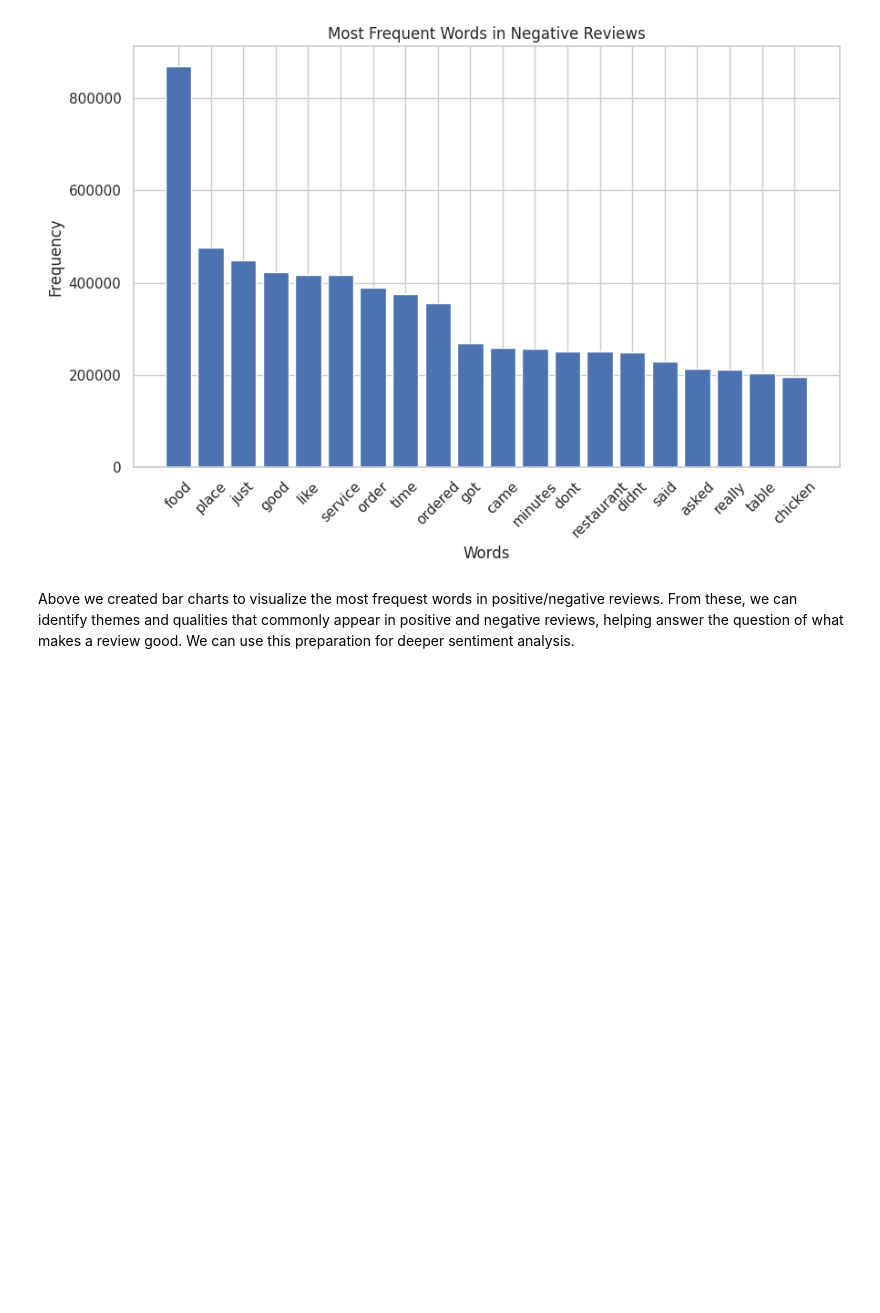
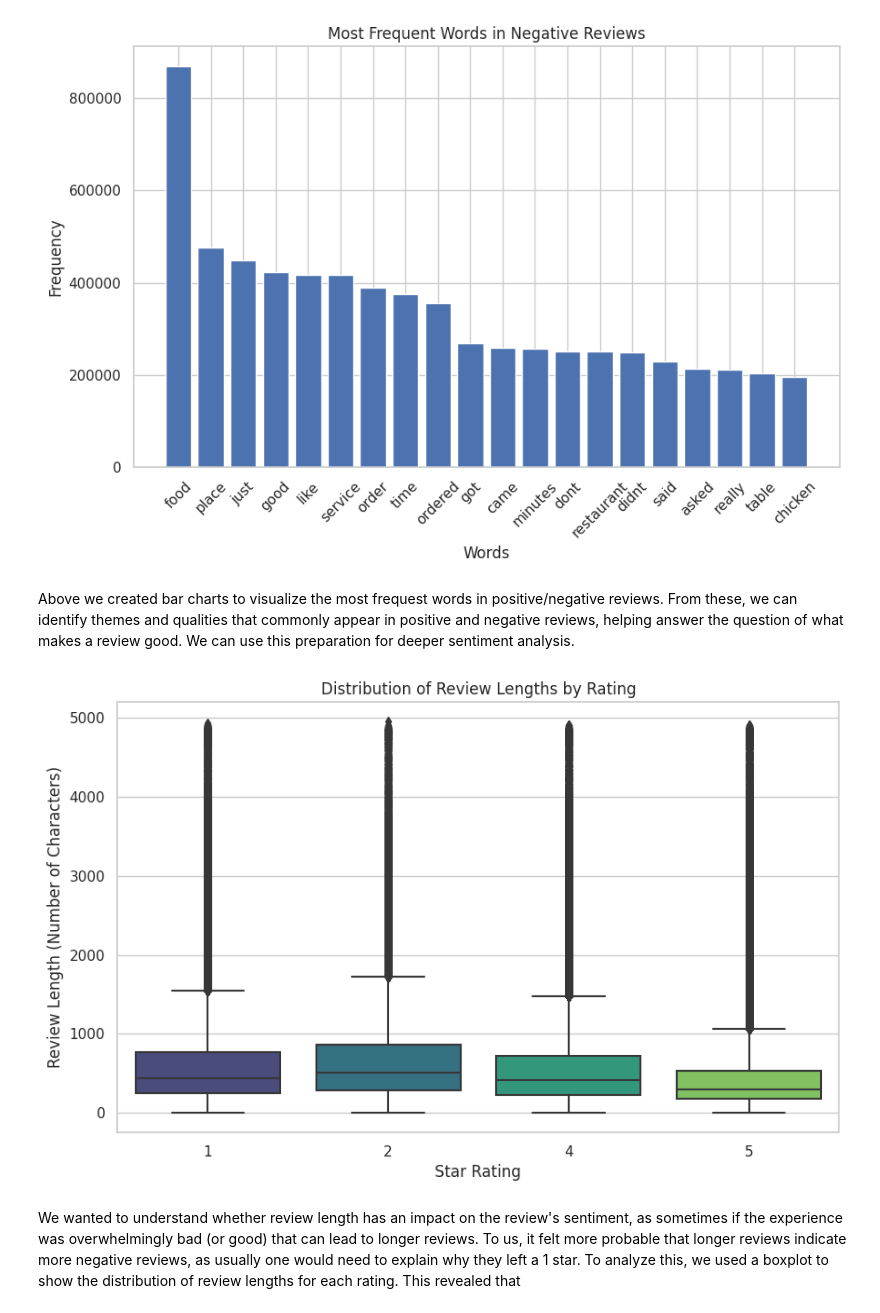
Before and after one commit to Wsprung/restaurant-rankings-data-analysis, a Jupyter notebook: yelp-dataset-manipulation.ipynb, the cells around one changed output. Saved outputs shown, nothing was run; the diff lists cells and outputs as text; code cells hidden in the pictures; blank space fills up the shorter version.

Commit message:
Kaggle Notebook | Yelp Dataset Manipulation | Added code for review length boxplot

```diff
--- a/yelp-dataset-manipulation.ipynb
+++ b/yelp-dataset-manipulation.ipynb
@@ -224,3 +224,18 @@ plot_frequent_words(negative_reviews, title="Most Frequent Words in Negative Rev
 [figure]
 # %% [markdown]
 Above we created bar charts to visualize the most frequest words in positive/negative reviews. From these, we can identify themes and qualities that commonly appear in positive and negative reviews, helping answer the question of what makes a review good. We can use this preparation for deeper sentiment analysis.
+# %%
+# Ensure the 'review_length' column exists
+restaurant_reviews_df['review_length'] = restaurant_reviews_df['cleaned_text'].apply(len)
+
+# Create a boxplot
+plt.figure(figsize=(10, 6))
+sns.boxplot(x='stars_x', y='review_length', data=restaurant_reviews_df, palette='viridis')
+plt.title('Distribution of Review Lengths by Rating')
+plt.xlabel('Star Rating')
+plt.ylabel('Review Length (Number of Characters)')
+plt.show()
+# %% [output]
+[figure, added]
+# %% [markdown]
+We wanted to understand whether review length has an impact on the review's sentiment, as sometimes if the experience was overwhelmingly bad (or good) that can lead to longer reviews. To us, it felt more probable that longer reviews indicate more negative reviews, as usually one would need to explain why they left a 1 star. To analyze this, we used a boxplot to show the distribution of review lengths for each rating. This revealed that
```
